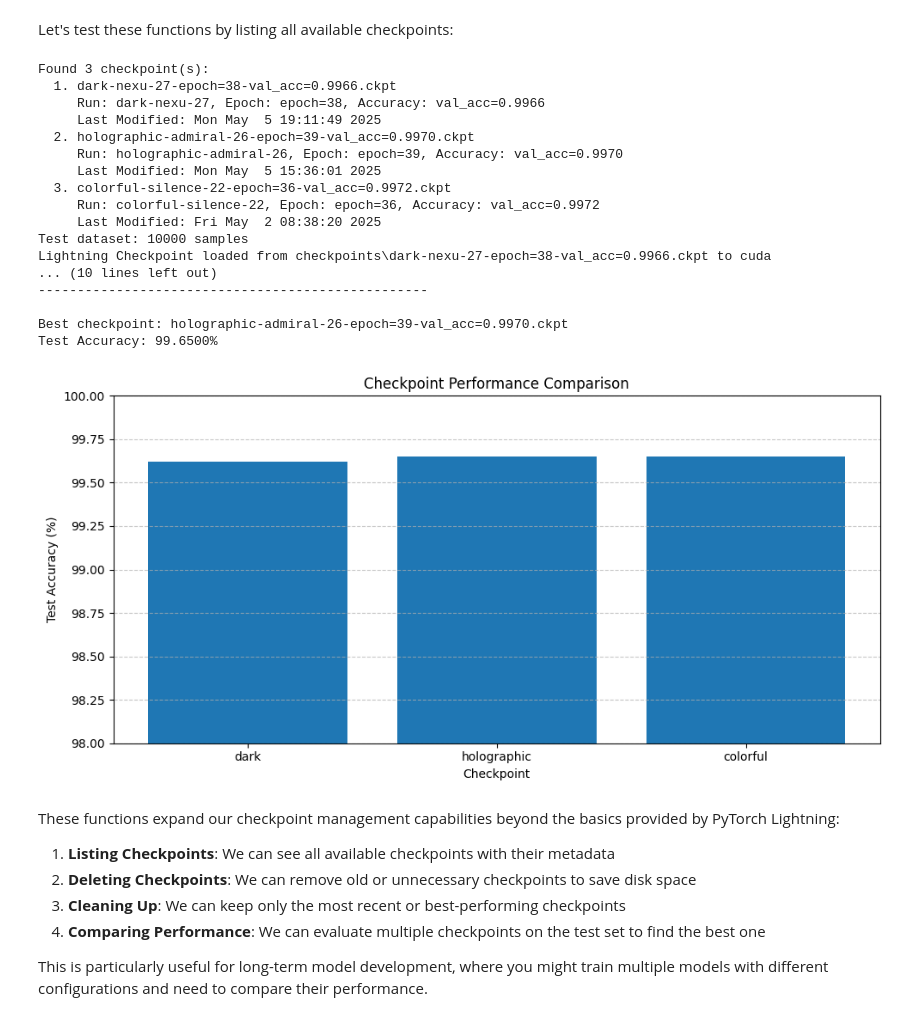
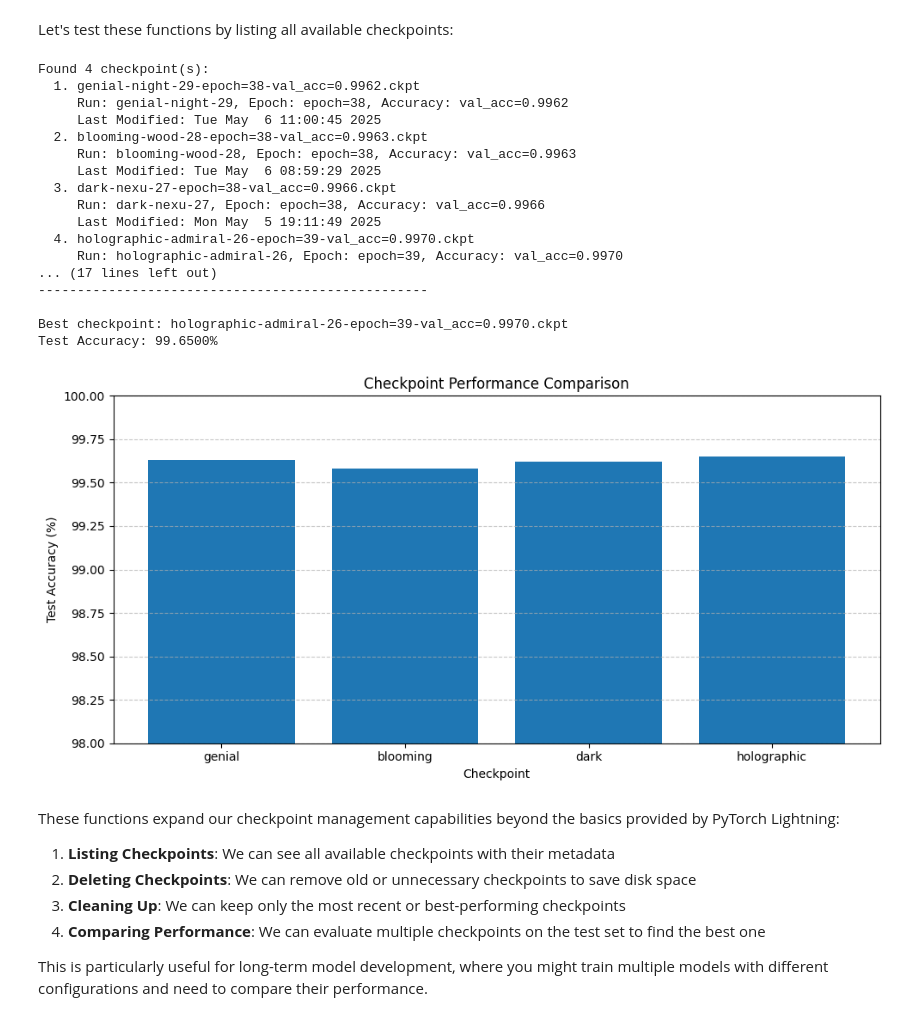
Before and after one commit to FelixSoderstrom/Perceptron-for-OCR, a Jupyter notebook: notebook.ipynb, the cells around one changed output. Drawn from its saved outputs; the diff is of its cells as text; code cells hidden in the pictures.

```diff
--- a/notebook.ipynb
+++ b/notebook.ipynb
@@ -968,7 +932,7 @@ Now let's execute the training (or load from a checkpoint if available):
 model = load_model_from_checkpoint()
 
 # If you want to force training a new model, uncomment the line below
-model, checkpoint_path = train_model(max_epochs=MAX_EPOCHS)
+# model, checkpoint_path = train_model(max_epochs=MAX_EPOCHS)
 
 print("Model ready for evaluation and testing!")
 # %% [output]
@@ -1207,43 +1089,43 @@ Let's test these functions by listing all available checkpoints:
 # %%
 # List all available checkpoints
 checkpoint_files = list_all_checkpoints()
 
 # If we have multiple checkpoints, we can compare their performance
 if len(checkpoint_files) > 1:
-    results = compare_checkpoints(checkpoint_files[:3])  # Compare top 3 checkpoints
+    results = compare_checkpoints(checkpoint_files[:5])  # Compare top 5 checkpoints
 
     # Visualize the comparison
     plt.figure(figsize=(10, 5))
     plt.bar(
         [os.path.basename(cp).split('-')[0] for cp in results.keys()],
         list(results.values())
     )
     plt.xlabel('Checkpoint')
     plt.ylabel('Test Accuracy (%)')
     plt.title('Checkpoint Performance Comparison')
     plt.ylim(98, 100)  # Typical range for MNIST accuracy
     plt.grid(axis='y', linestyle='--', alpha=0.7)
     plt.tight_layout()
     plt.show()
 # %% [output]
-Found 3 checkpoint(s):
-  1. dark-nexu-27-epoch=38-val_acc=0.9966.ckpt
+Found 4 checkpoint(s):
+  1. genial-night-29-epoch=38-val_acc=0.9962.ckpt
+     Run: genial-night-29, Epoch: epoch=38, Accuracy: val_acc=0.9962
+     Last Modified: Tue May  6 11:00:45 2025
+  2. blooming-wood-28-epoch=38-val_acc=0.9963.ckpt
+     Run: blooming-wood-28, Epoch: epoch=38, Accuracy: val_acc=0.9963
+     Last Modified: Tue May  6 08:59:29 2025
+  3. dark-nexu-27-epoch=38-val_acc=0.9966.ckpt
      Run: dark-nexu-27, Epoch: epoch=38, Accuracy: val_acc=0.9966
      Last Modified: Mon May  5 19:11:49 2025
-  2. holographic-admiral-26-epoch=39-val_acc=0.9970.ckpt
+  4. holographic-admiral-26-epoch=39-val_acc=0.9970.ckpt
      Run: holographic-admiral-26, Epoch: epoch=39, Accuracy: val_acc=0.9970
-     Last Modified: Mon May  5 15:36:01 2025
-  3. colorful-silence-22-epoch=36-val_acc=0.9972.ckpt
-     Run: colorful-silence-22, Epoch: epoch=36, Accuracy: val_acc=0.9972
-     Last Modified: Fri May  2 08:38:20 2025
-Test dataset: 10000 samples
-Lightning Checkpoint loaded from checkpoints\dark-nexu-27-epoch=38-val_acc=0.9966.ckpt to cuda
-... (10 lines left out)
+... (17 lines left out)
 --------------------------------------------------
 
 Best checkpoint: holographic-admiral-26-epoch=39-val_acc=0.9970.ckpt
 Test Accuracy: 99.6500%
-[figure, old version]
+[figure, new version]
 # %% [markdown]
 These functions expand our checkpoint management capabilities beyond the basics provided by PyTorch Lightning:
 
```
Also changed, not shown: parts of 10 cells of this notebook, 1 other file.
